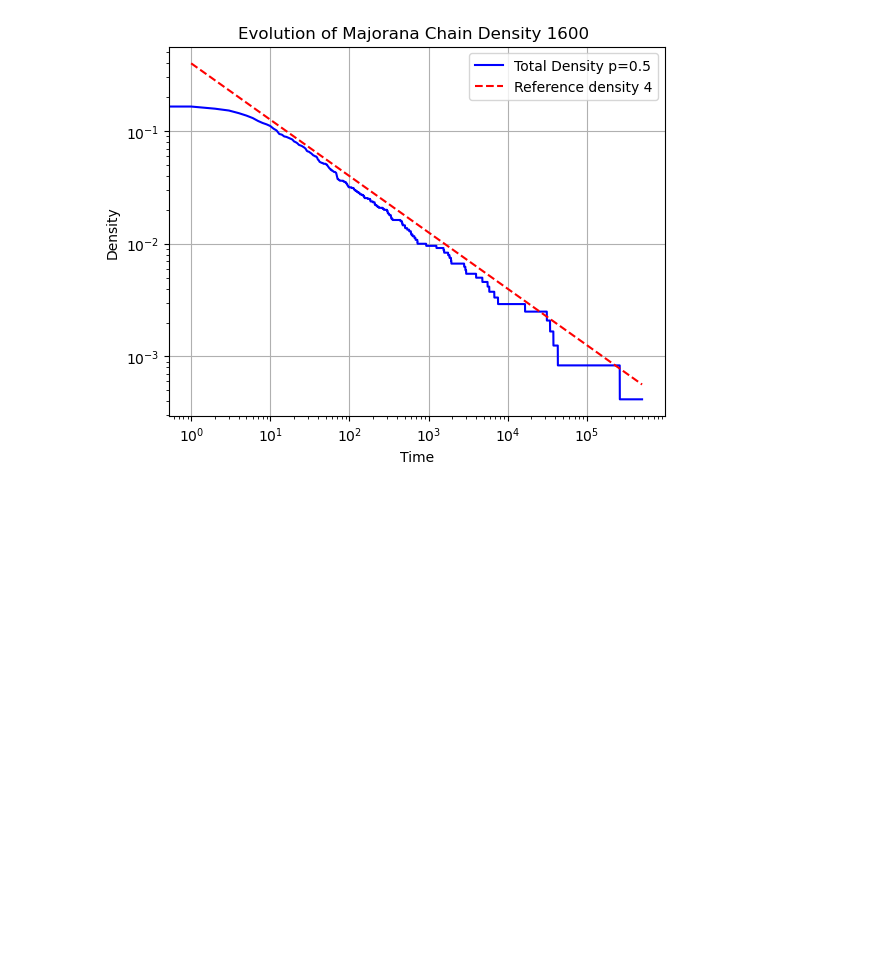
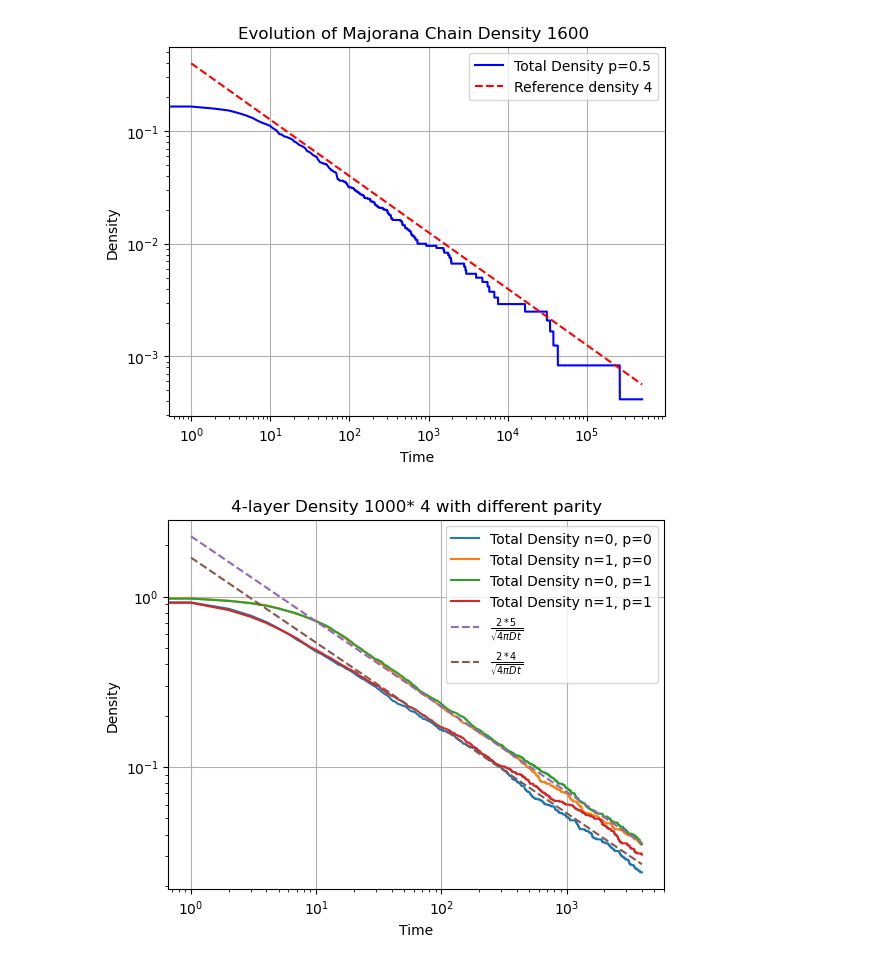
Before and after one commit to toM0dots/Majorana-Braiding, a Jupyter notebook: N_layer.ipynb, the cells around one changed output. Saved outputs shown, nothing was run; the diff lists cells and outputs as text; code cells hidden in the pictures; blank space fills up the shorter version.

```diff
--- a/N_layer.ipynb
+++ b/N_layer.ipynb
@@ -1397,0 +1334,30 @@ for h in range(H):
+# %%
+N =1000
+rho = 4
+layers = 4
+chain_0 = chain_builder_NL(N, rho, layers, parity =0)
+chain_0, times0, density0 = evolution_annihilate_NL(chain_0, 4000, 0)
+chain_1 = chain_builder_NL(N, rho, layers, parity= 1)
+chain_1, times1, density1 = evolution_annihilate_NL(chain_1, 4000, 0)
+chain_2 = chain_builder_NL(N, rho, layers, parity= 0)
+chain_2, times2, density2 = evolution_annihilate_NL(chain_2, 4000, 1)
+chain_3 = chain_builder_NL(N, rho, layers, parity= 1)
+chain_3, times3, density3 = evolution_annihilate_NL(chain_3, 4000, 1)
+density_ref_4 = 2*layers/(math.sqrt(4 * math.pi) * np.sqrt(times1[1:]))
+density_ref_3 = 2*(layers-1)/(math.sqrt(4 * math.pi) * np.sqrt(times2[1:]))
+plt.plot(times0, np.array(density0.sum(axis=1))/(N*rho), label='Total Density n=0, p=0')
+plt.plot(times1, np.array(density1.sum(axis=1))/(N*rho), label='Total Density n=1, p=0')
+plt.plot(times2, np.array(density2.sum(axis=1))/(N*rho), label='Total Density n=0, p=1')
+plt.plot(times3, np.array(density3.sum(axis=1))/(N*rho), label='Total Density n=1, p=1')
+plt.plot(times1[1:], density_ref_4, label=r'$\frac{2*5}{\sqrt{4 \pi D t}}$', linestyle='--')
+plt.plot(times2[1:], density_ref_3, label=r'$\frac{2*4}{\sqrt{4 \pi D t}}$', linestyle='--')
+
+plt.xlabel('Time')
+plt.ylabel('Density')
+plt.xscale('log')
+plt.yscale('log')
+plt.title(f'{layers}-layer Density {N}* {rho} with different parity')
+plt.legend()
+plt.grid()
+# %% [output]
+[figure, added]
```
Also changed, not shown: parts of 6 cells of this notebook, 3 other files.
